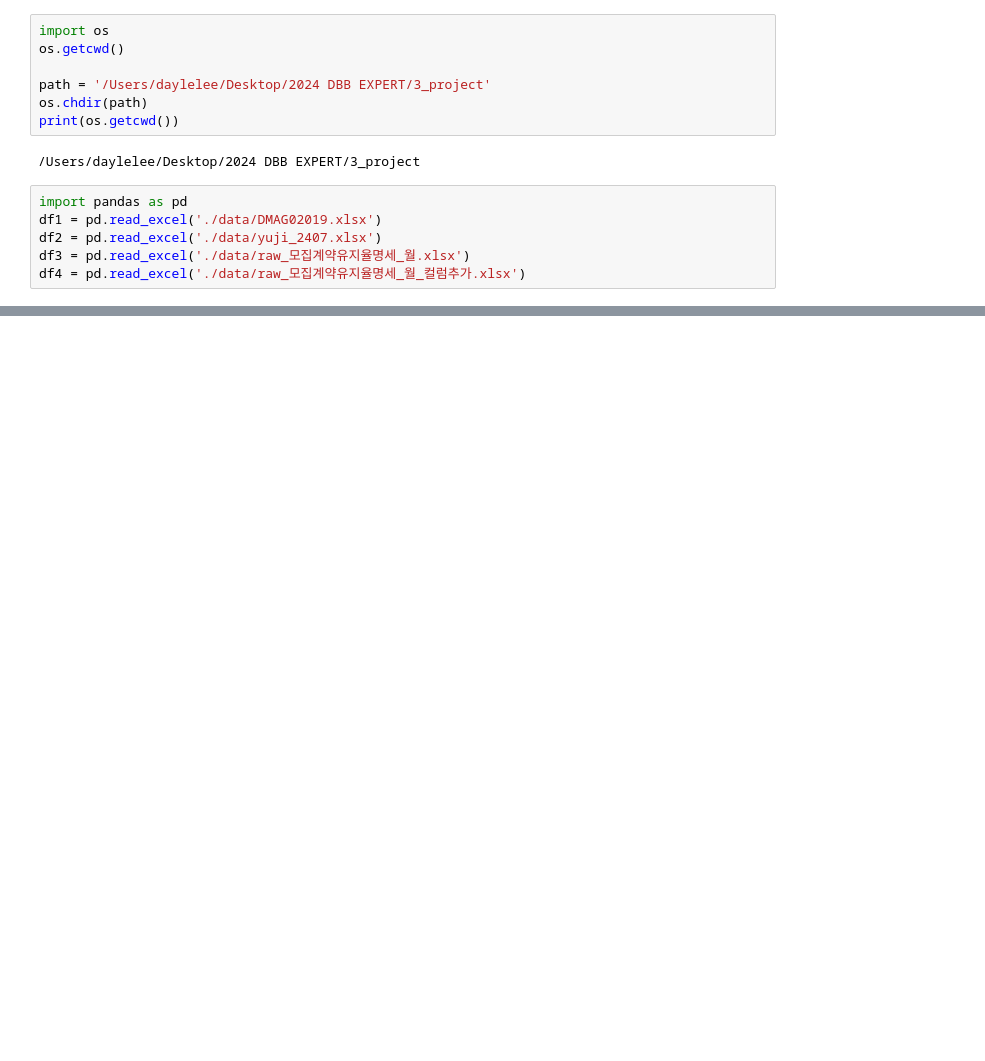
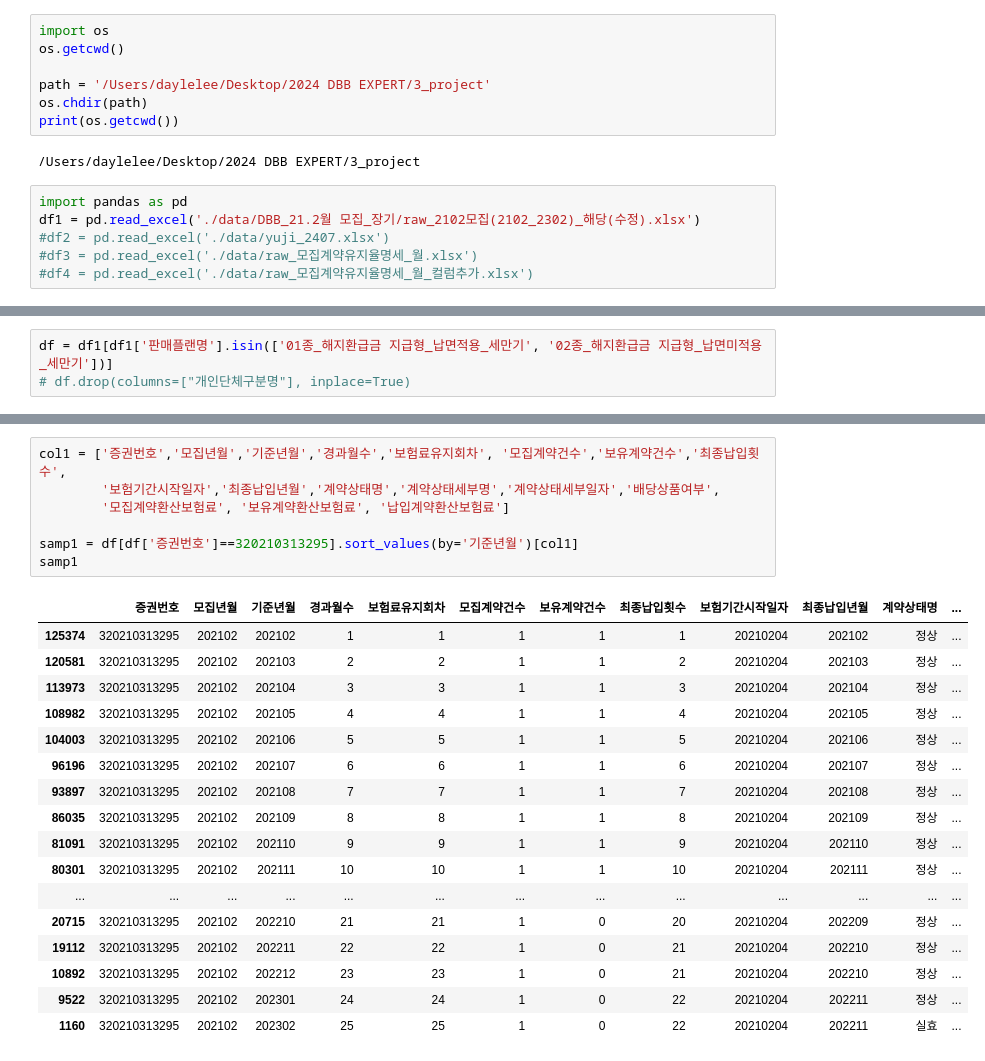
Before and after one commit to dhlee23/DBB-Expert, a Jupyter notebook: db_notes/DBB_장기모집계약유지율명세_월.ipynb, the cells around one changed output, grey strips where cells are left out. Saved outputs shown, nothing was run; the diff lists cells and outputs as text; blank space fills up the shorter version.

```diff
--- a/db_notes/DBB_장기모집계약유지율명세_월.ipynb
+++ b/db_notes/DBB_장기모집계약유지율명세_월.ipynb
@@ -9,10 +9,10 @@ print(os.getcwd())
 /Users/daylelee/Desktop/2024 DBB EXPERT/3_project
 # %%
 import pandas as pd
-df1 = pd.read_excel('./data/DMAG02019.xlsx')
-df2 = pd.read_excel('./data/yuji_2407.xlsx')
-df3 = pd.read_excel('./data/raw_모집계약유지율명세_월.xlsx')
-df4 = pd.read_excel('./data/raw_모집계약유지율명세_월_컬럼추가.xlsx')
+df1 = pd.read_excel('./data/DBB_21.2월 모집_장기/raw_2102모집(2102_2302)_해당(수정).xlsx')
+#df2 = pd.read_excel('./data/yuji_2407.xlsx')
+#df3 = pd.read_excel('./data/raw_모집계약유지율명세_월.xlsx')
+#df4 = pd.read_excel('./data/raw_모집계약유지율명세_월_컬럼추가.xlsx')
 # %%
 #df = df3.drop(columns=["해당확정구분명"])
 #unique_id = set(df['계약ID'])
@@ -203,0 +43,3 @@ df[['기준년월','모집년월','확정년월','보험기간시작일자','보
+# %%
+df = df1[df1['판매플랜명'].isin(['01종_해지환급금 지급형_납면적용_세만기', '02종_해지환급금 지급형_납면미적용_세만기'])]
+# df.drop(columns=["개인단체구분명"], inplace=True)
@@ -203,0 +66,25 @@ df[['기준년월','모집년월','확정년월','보험기간시작일자','보
+# %%
+col1 = ['증권번호','모집년월','기준년월','경과월수','보험료유지회차', '모집계약건수','보유계약건수','최종납입횟수',
+        '보험기간시작일자','최종납입년월','계약상태명','계약상태세부명','계약상태세부일자','배당상품여부',
+        '모집계약환산보험료', '보유계약환산보험료', '납입계약환산보험료']
+
+samp1 = df[df['증권번호']==320210313295].sort_values(by='기준년월')[col1]
+samp1
+# %% [output]
+|  | 증권번호 | 모집년월 | 기준년월 | 경과월수 | 보험료유지회차 | 모집계약건수 | 보유계약건수 | 최종납입횟수 | 보험기간시작일자 | 최종납입년월 | 계약상태명 | ... |
+| 125374 | 320210313295 | 202102 | 202102 | 1 | 1 | 1 | 1 | 1 | 20210204 | 202102 | 정상 | ... |
+| 120581 | 320210313295 | 202102 | 202103 | 2 | 2 | 1 | 1 | 2 | 20210204 | 202103 | 정상 | ... |
+| 113973 | 320210313295 | 202102 | 202104 | 3 | 3 | 1 | 1 | 3 | 20210204 | 202104 | 정상 | ... |
+| 108982 | 320210313295 | 202102 | 202105 | 4 | 4 | 1 | 1 | 4 | 20210204 | 202105 | 정상 | ... |
+| 104003 | 320210313295 | 202102 | 202106 | 5 | 5 | 1 | 1 | 5 | 20210204 | 202106 | 정상 | ... |
+| 96196 | 320210313295 | 202102 | 202107 | 6 | 6 | 1 | 1 | 6 | 20210204 | 202107 | 정상 | ... |
+| 93897 | 320210313295 | 202102 | 202108 | 7 | 7 | 1 | 1 | 7 | 20210204 | 202108 | 정상 | ... |
+| 86035 | 320210313295 | 202102 | 202109 | 8 | 8 | 1 | 1 | 8 | 20210204 | 202109 | 정상 | ... |
+| 81091 | 320210313295 | 202102 | 202110 | 9 | 9 | 1 | 1 | 9 | 20210204 | 202110 | 정상 | ... |
+| 80301 | 320210313295 | 202102 | 202111 | 10 | 10 | 1 | 1 | 10 | 20210204 | 202111 | 정상 | ... |
+| ... | ... | ... | ... | ... | ... | ... | ... | ... | ... | ... | ... | ... |
+| 20715 | 320210313295 | 202102 | 202210 | 21 | 21 | 1 | 0 | 20 | 20210204 | 202209 | 정상 | ... |
+| 19112 | 320210313295 | 202102 | 202211 | 22 | 22 | 1 | 0 | 21 | 20210204 | 202210 | 정상 | ... |
+| 10892 | 320210313295 | 202102 | 202212 | 23 | 23 | 1 | 0 | 21 | 20210204 | 202210 | 정상 | ... |
+| 9522 | 320210313295 | 202102 | 202301 | 24 | 24 | 1 | 0 | 22 | 20210204 | 202211 | 정상 | ... |
+| 1160 | 320210313295 | 202102 | 202302 | 25 | 25 | 1 | 0 | 22 | 20210204 | 202211 | 실효 | ... |
```
Also changed, not shown: parts of 31 cells of this notebook.
